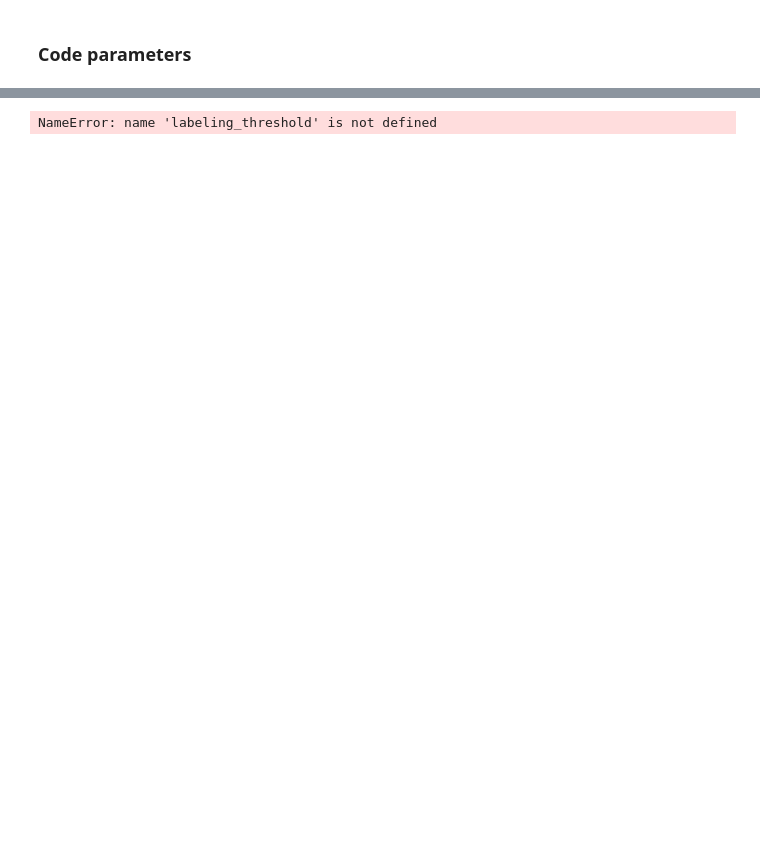
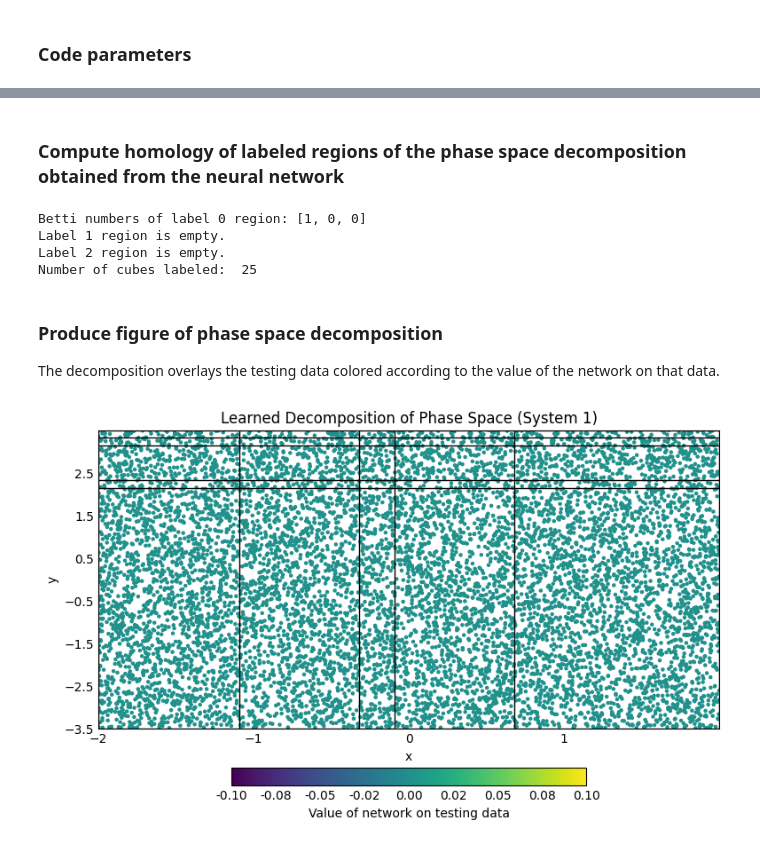
Before and after one commit to begelb/MLCD, a Jupyter notebook: learn_decomposition.ipynb, the cells around one changed output, grey strips where cells are left out. Drawn from its saved outputs; the diff is of its cells as text; code cells hidden in the pictures; blank space fills up the shorter version.

Commit message:
Update learn_decomposition

```diff
--- a/learn_decomposition.ipynb
+++ b/learn_decomposition.ipynb
@@ -9,5 +11,5 @@ N = 4 # number of nodes in the hidden layer of the network (must be an integer m
 
 labeling_threshold = 0.3 # list of thresholds in (0, 1/2) used to label cubes
 
-epochs = 100
+epochs = 10 # number of times that the data is cycled through during neural network training
 # %% [markdown]
@@ -37,4 +37,17 @@ Train loss: 0.510000
+# %% [markdown]
+### Compute homology of labeled regions of the phase space decomposition obtained from the neural network
 # %%
-compute_homology(system, labeling_threshold, N, model)
+hyperplane_list = compute_homology(system, labeling_threshold, N, model)
 # %% [output]
-NameError: name 'labeling_threshold' is not defined
+Betti numbers of label 0 region: [1, 0, 0]
+Label 1 region is empty.
+Label 2 region is empty.
+Number of cubes labeled:  25
+# %% [markdown]
+### Produce figure of phase space decomposition
+
+The decomposition overlays the testing data colored according to the value of the network on that data.
+# %%
+make_decomposition_plot(system, N, hyperplane_list, example_index=0)
+# %% [output]
+[figure, added]
```
Also changed, not shown: parts of 5 cells of this notebook.
